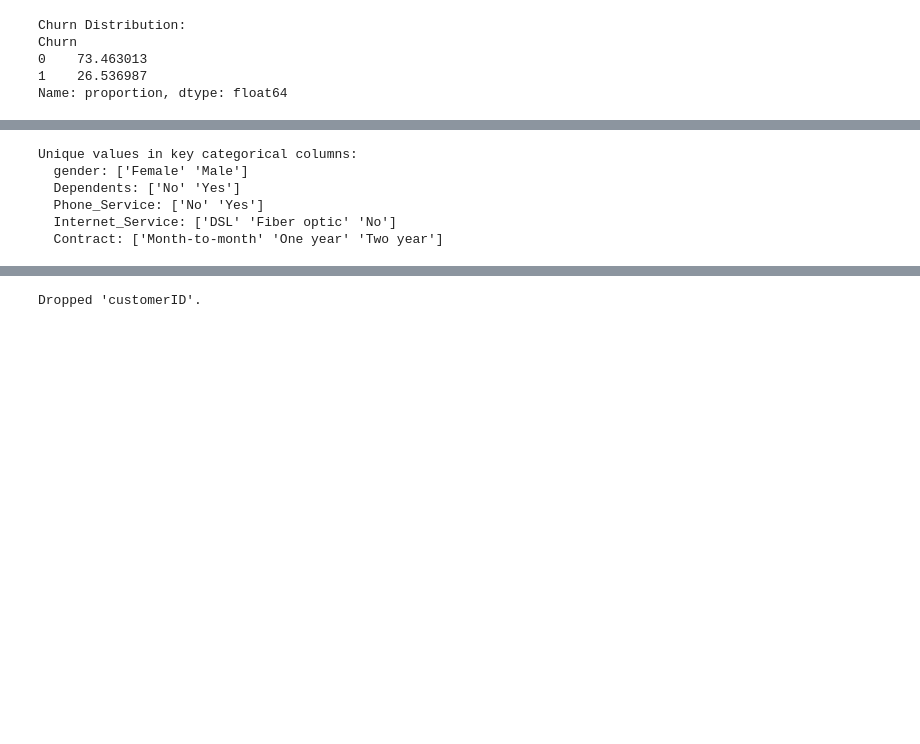
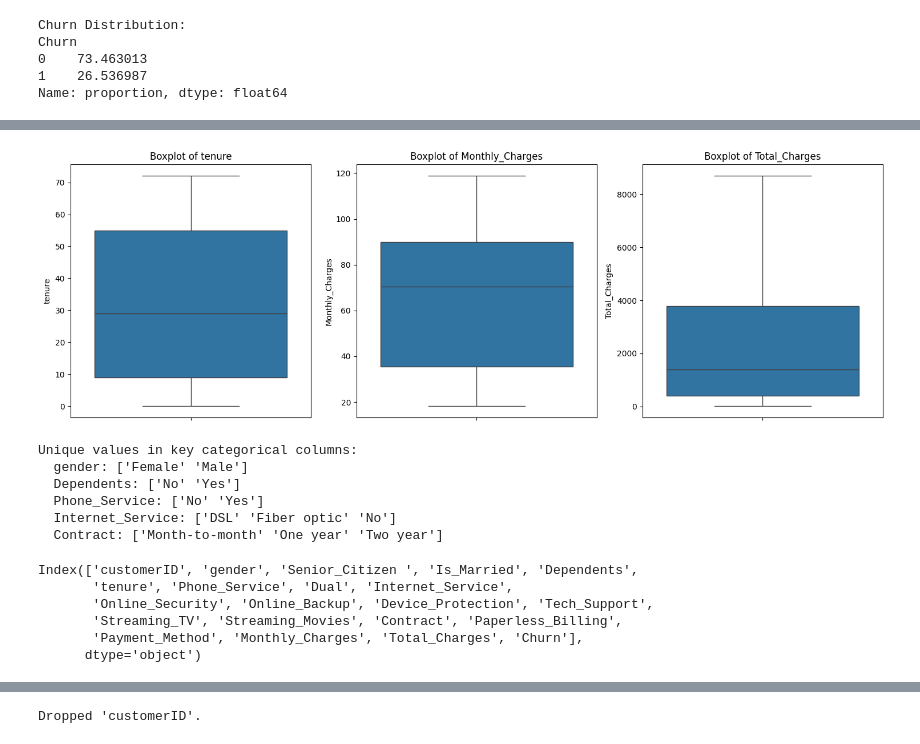
Before and after one commit to mu7amed-adell/Etisalat_UseCase, a Jupyter notebook: E&_churn.ipynb, the cells around one changed output, grey strips where cells are left out. Drawn from its saved outputs; the diff is of its cells as text; code cells hidden in the pictures; blank space fills up the shorter version.

```diff
--- a/E&_churn.ipynb
+++ b/E&_churn.ipynb
@@ -97,3 +128,16 @@ max      72.000000       118.750000    8684.800000
+# %%
+
+# No severe outliers are apparent that would require aggressive clipping, but scaling is essential.
+# boxplot for numerical features
+plt.figure(figsize=(15, 5))
+for i, col in enumerate(numerical_cols):
+    plt.subplot(1, 3, i+1)
+    sns.boxplot(y=df[col])
+    plt.title(f'Boxplot of {col}')
+plt.tight_layout()
+plt.show()
+# %% [output]
+[figure, added]
 # %%
 # Identify categorical columns (excluding 'customerID' and numeric ones)
 categorical_cols = df.select_dtypes(include='object').columns.tolist()
@@ -113,3 +157,12 @@ Unique values in key categorical columns:
   Phone_Service: ['No' 'Yes']
   Internet_Service: ['DSL' 'Fiber optic' 'No']
   Contract: ['Month-to-month' 'One year' 'Two year']
+# %%
+df.columns
+# %% [output]
+Index(['customerID', 'gender', 'Senior_Citizen ', 'Is_Married', 'Dependents',
+       'tenure', 'Phone_Service', 'Dual', 'Internet_Service',
+       'Online_Security', 'Online_Backup', 'Device_Protection', 'Tech_Support',
+       'Streaming_TV', 'Streaming_Movies', 'Contract', 'Paperless_Billing',
+       'Payment_Method', 'Monthly_Charges', 'Total_Charges', 'Churn'],
+      dtype='object')
```
Also changed, not shown: parts of 10 cells of this notebook.
